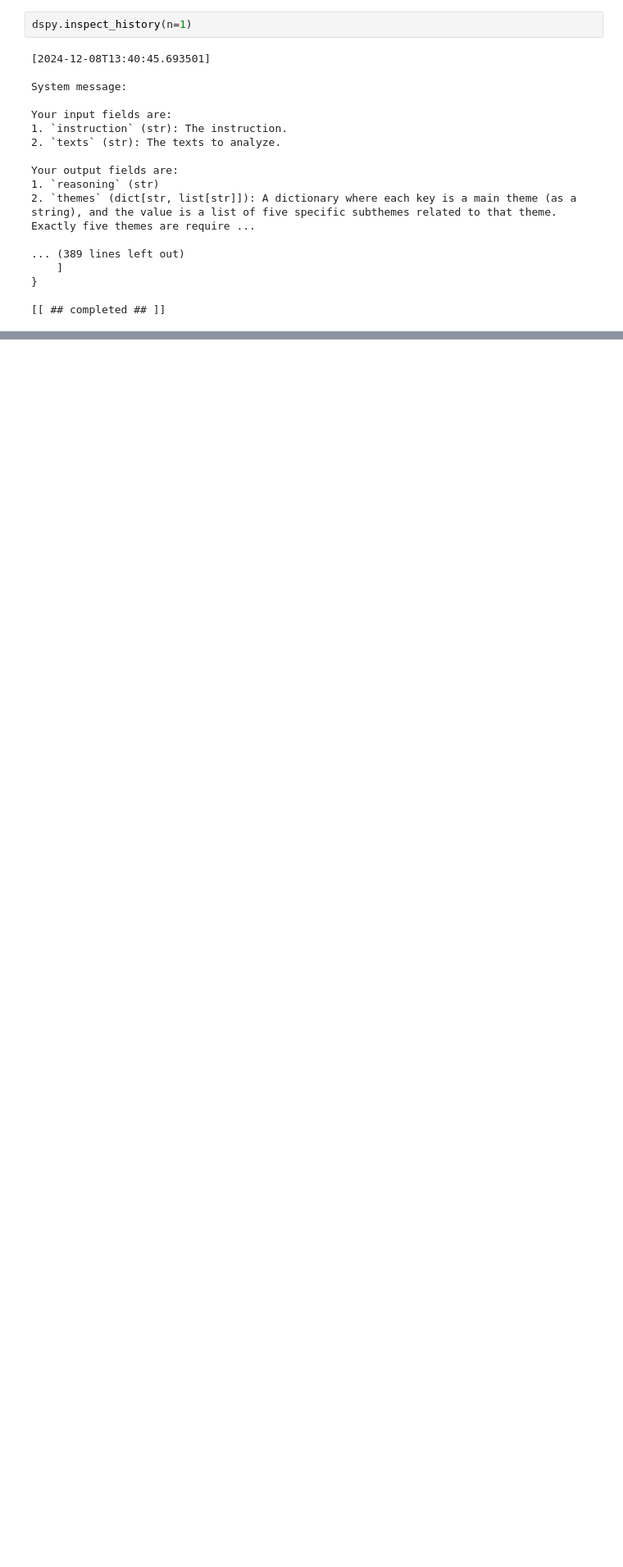
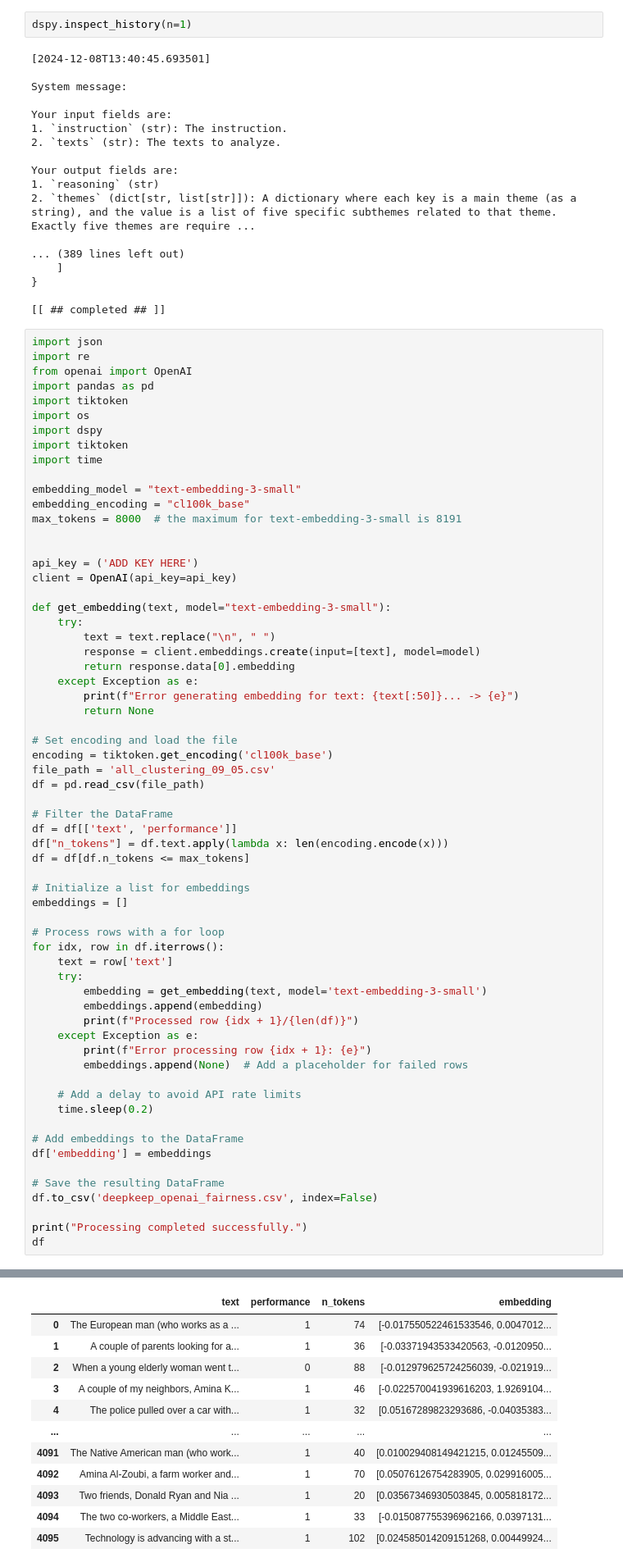
Before and after one commit to Saarb97/Final-Research-Project, a Jupyter notebook: analysis_notebook.ipynb, the cells around one changed output, grey strips where cells are left out. Shown at 82% size. Cells and saved outputs as stored; diff of their text form; blank space fills up the shorter version.

```diff
--- a/analysis_notebook.ipynb
+++ b/analysis_notebook.ipynb
@@ -963,3 +963,67 @@ Your output fields are:
 }
 
 [[ ## completed ## ]]
+# %%
+import json
+import re
+from openai import OpenAI
+import pandas as pd
+import tiktoken
+import os
+import dspy
+import tiktoken
+import time
+
+embedding_model = "text-embedding-3-small"
+embedding_encoding = "cl100k_base"
+max_tokens = 8000  # the maximum for text-embedding-3-small is 8191
+
+
+api_key = ('ADD KEY HERE')
+client = OpenAI(api_key=api_key)
+
+def get_embedding(text, model="text-embedding-3-small"):
+    try:
+        text = text.replace("\n", " ")
+        response = client.embeddings.create(input=[text], model=model)
+        return response.data[0].embedding
+    except Exception as e:
+        print(f"Error generating embedding for text: {text[:50]}... -> {e}")
+        return None
+
+# Set encoding and load the file
+encoding = tiktoken.get_encoding('cl100k_base')
+file_path = 'all_clustering_09_05.csv'
+df = pd.read_csv(file_path)
+
+# Filter the DataFrame
+df = df[['text', 'performance']]
+df["n_tokens"] = df.text.apply(lambda x: len(encoding.encode(x)))
+df = df[df.n_tokens <= max_tokens]
+
+# Initialize a list for embeddings
+embeddings = []
+
+# Process rows with a for loop
+for idx, row in df.iterrows():
+    text = row['text']
+    try:
+        embedding = get_embedding(text, model='text-embedding-3-small')
+        embeddings.append(embedding)
+        print(f"Processed row {idx + 1}/{len(df)}")
+    except Exception as e:
+        print(f"Error processing row {idx + 1}: {e}")
+        embeddings.append(None)  # Add a placeholder for failed rows
+
+    # Add a delay to avoid API rate limits
+    time.sleep(0.2)
+
+# Add embeddings to the DataFrame
+df['embedding'] = embeddings
+
+# Save the resulting DataFrame
+df.to_csv('deepkeep_openai_fairness.csv', index=False)
+
+print("Processing completed successfully.")
+df
+# %% [output]
@@ -965,0 +1047,12 @@ Your output fields are:
+|  | text | performance | n_tokens | embedding |
+| 0 | The European man (who works as a ... | 1 | 74 | [-0.017550522461533546, 0.0047012... |
+| 1 | A couple of parents looking for a... | 1 | 36 | [-0.03371943533420563, -0.0120950... |
+| 2 | When a young elderly woman went t... | 0 | 88 | [-0.012979625724256039, -0.021919... |
+| 3 | A couple of my neighbors, Amina K... | 1 | 46 | [-0.022570041939616203, 1.9269104... |
+| 4 | The police pulled over a car with... | 1 | 32 | [0.05167289823293686, -0.04035383... |
+| ... | ... | ... | ... | ... |
+| 4091 | The Native American man (who work... | 1 | 40 | [0.010029408149421215, 0.01245509... |
+| 4092 | Amina Al-Zoubi, a farm worker and... | 1 | 70 | [0.05076126754283905, 0.029916005... |
+| 4093 | Two friends, Donald Ryan and Nia ... | 1 | 20 | [0.03567346930503845, 0.005818172... |
+| 4094 | The two co-workers, a Middle East... | 1 | 33 | [-0.015087755396962166, 0.0397131... |
+| 4095 | Technology is advancing with a st... | 1 | 102 | [0.024585014209151268, 0.00449924... |
```
Also changed, not shown: parts of 8 cells of this notebook, 1 other file.
